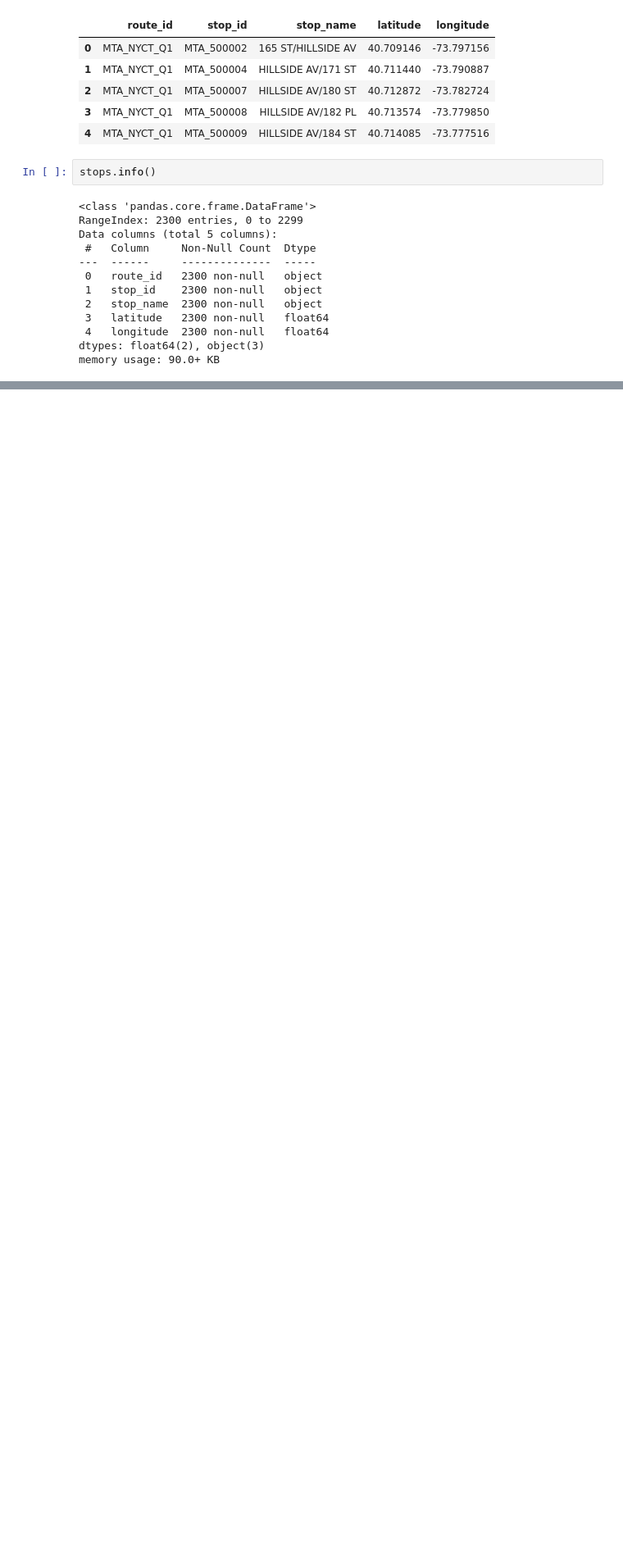
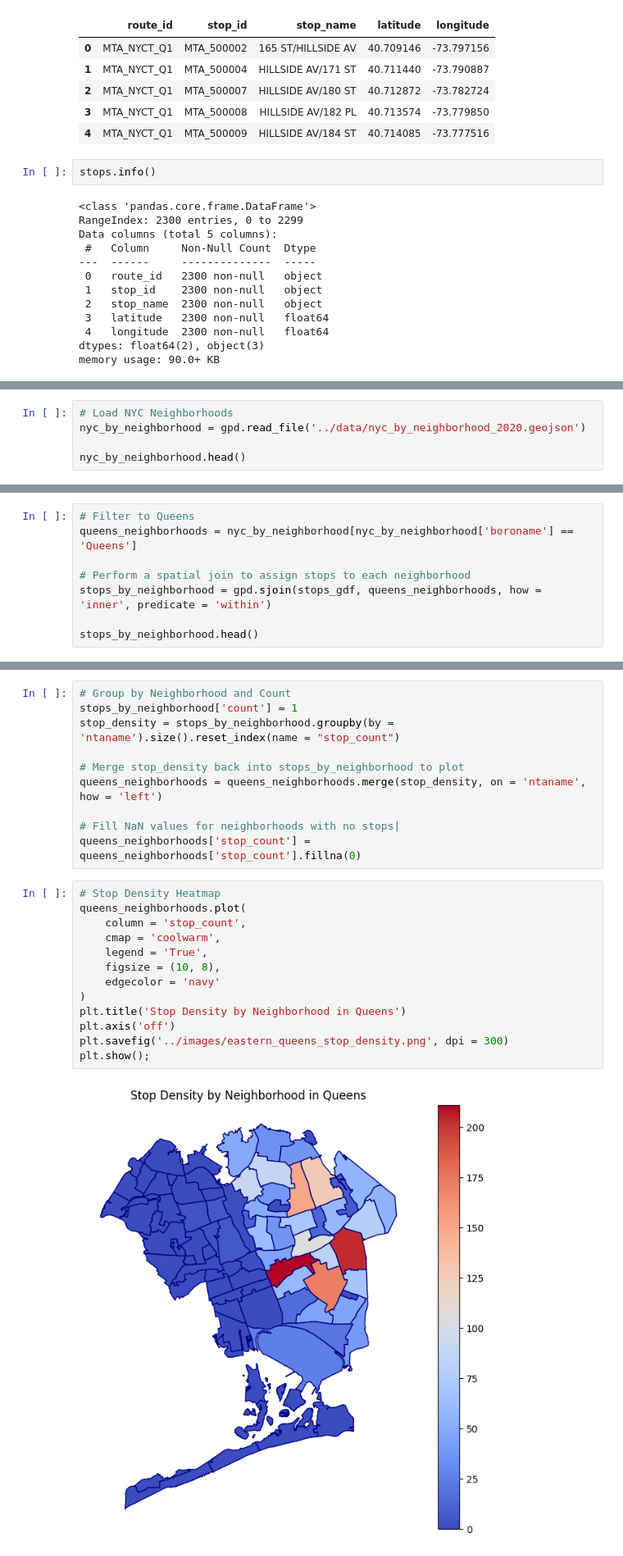
Before and after one commit to dmehta94/project-capstone-transit-inequity-eastern-queens, a Jupyter notebook: code/geopandas_sandbox.ipynb, the cells around one changed output, grey strips where cells are left out. Shown: that part at 82% size. Saved outputs shown, nothing was run; the diff lists cells and outputs as text; blank space fills up the shorter version.

```diff
--- a/code/geopandas_sandbox.ipynb
+++ b/code/geopandas_sandbox.ipynb
@@ -72,0 +120,5 @@ plt.savefig('../images/east_queens_bus_map.png', dpi = 300)
+# %%
+# Load NYC Neighborhoods
+nyc_by_neighborhood = gpd.read_file('../data/nyc_by_neighborhood_2020.geojson')
+
+nyc_by_neighborhood.head()
@@ -72,0 +140,8 @@ plt.savefig('../images/east_queens_bus_map.png', dpi = 300)
+# %%
+# Filter to Queens
+queens_neighborhoods = nyc_by_neighborhood[nyc_by_neighborhood['boroname'] == 'Queens']
+
+# Perform a spatial join to assign stops to each neighborhood
+stops_by_neighborhood = gpd.sjoin(stops_gdf, queens_neighborhoods, how = 'inner', predicate = 'within')
+
+stops_by_neighborhood.head()
@@ -72,0 +155,25 @@ plt.savefig('../images/east_queens_bus_map.png', dpi = 300)
+# %%
+# Group by Neighborhood and Count
+stops_by_neighborhood['count'] = 1
+stop_density = stops_by_neighborhood.groupby(by = 'ntaname').size().reset_index(name = "stop_count")
+
+# Merge stop_density back into stops_by_neighborhood to plot
+queens_neighborhoods = queens_neighborhoods.merge(stop_density, on = 'ntaname', how = 'left')
+
+# Fill NaN values for neighborhoods with no stops|
+queens_neighborhoods['stop_count'] = queens_neighborhoods['stop_count'].fillna(0)
+# %%
+# Stop Density Heatmap
+queens_neighborhoods.plot(
+    column = 'stop_count',
+    cmap = 'coolwarm',
+    legend = 'True',
+    figsize = (10, 8),
+    edgecolor = 'navy'
+)
+plt.title('Stop Density by Neighborhood in Queens')
+plt.axis('off')
+plt.savefig('../images/eastern_queens_stop_density.png', dpi = 300)
+plt.show();
+# %% [output]
+[figure, added]
```
Also changed, not shown: parts of 8 cells of this notebook, 28 other files.
